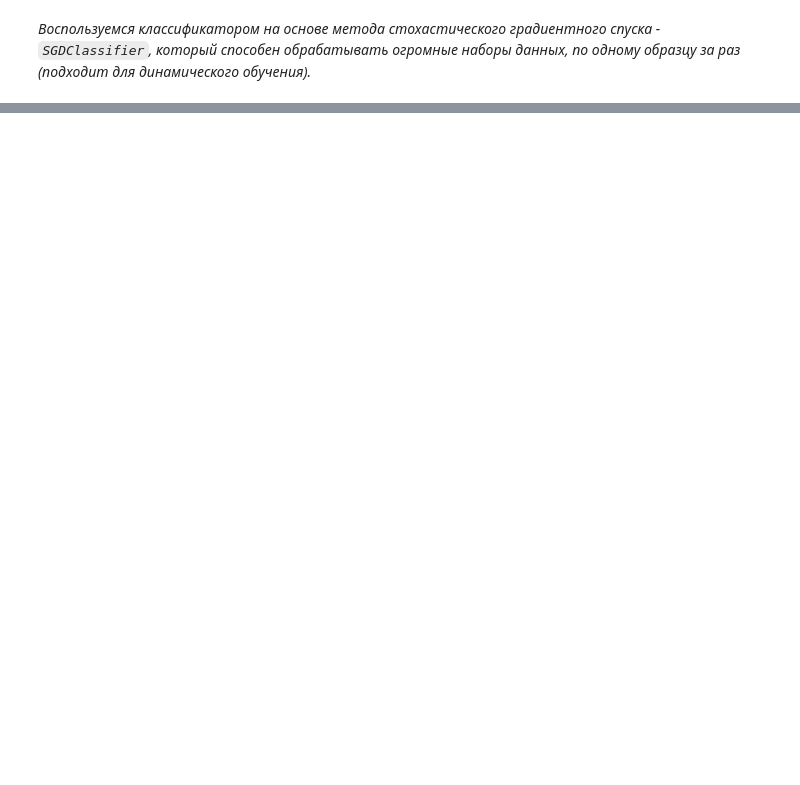
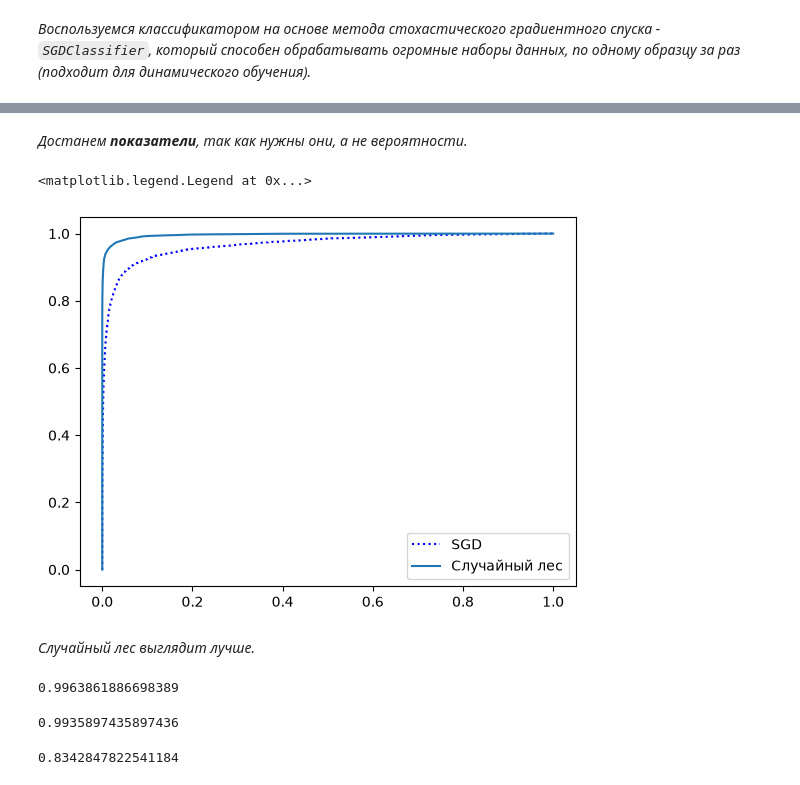
Before and after one commit to KidIsKing/python_libraries_learning, a Jupyter notebook: scikit_learn/guide/base_ML_book/chapter_3/main.ipynb, the cells around one changed output, grey strips where cells are left out. Drawn from its saved outputs; the diff is of its cells as text; code cells hidden in the pictures; blank space fills up the shorter version.

```diff
--- a/scikit_learn/guide/base_ML_book/chapter_3/main.ipynb
+++ b/scikit_learn/guide/base_ML_book/chapter_3/main.ipynb
@@ -93,0 +286,2 @@ ValueError: The number of classes has to be greater than one; got 1 class
+# %%
+fpr, tpr, thresholds = roc_curve(y_train_3, y_scores)
@@ -93,0 +317,22 @@ ValueError: The number of classes has to be greater than one; got 1 class
+# %%
+forest_clf = RandomForestClassifier(random_state=42)
+# %%
+y_probas_forest = cross_val_predict(forest_clf, X_train, y_train_3, cv=3, method="predict_proba")
+# %% [markdown]
+*Достанем **показатели**, так как нужны они, а не вероятности.*
+# %%
+y_scores_forest = y_probas_forest[:, 1]
+fpr_forest, tpr_forest, thresholds_forest = roc_curve(y_train_3, y_scores_forest)
+# %%
+plt.plot(fpr, tpr, "b:", label = "SGD")
+plt.plot(fpr_forest, tpr_forest, label = "Случайный лес")
+plt.legend(loc="lower right")
+# %% [output]
+<matplotlib.legend.Legend at 0x...>
+[figure, added]
+# %% [markdown]
+*Случайный лес выглядит лучше.*
+# %%
+roc_auc_score(y_train_3, y_scores_forest)
+# %% [output]
+0.9963861886698389
@@ -93,0 +341,8 @@ ValueError: The number of classes has to be greater than one; got 1 class
+# %%
+precision_score(y_train_3, y_train_pred)
+# %% [output]
+0.9935897435897436
+# %%
+recall_score(y_train_3, y_train_pred)
+# %% [output]
+0.8342847822541184
```
Also changed, not shown: parts of 70 cells of this notebook, 2 other files.
